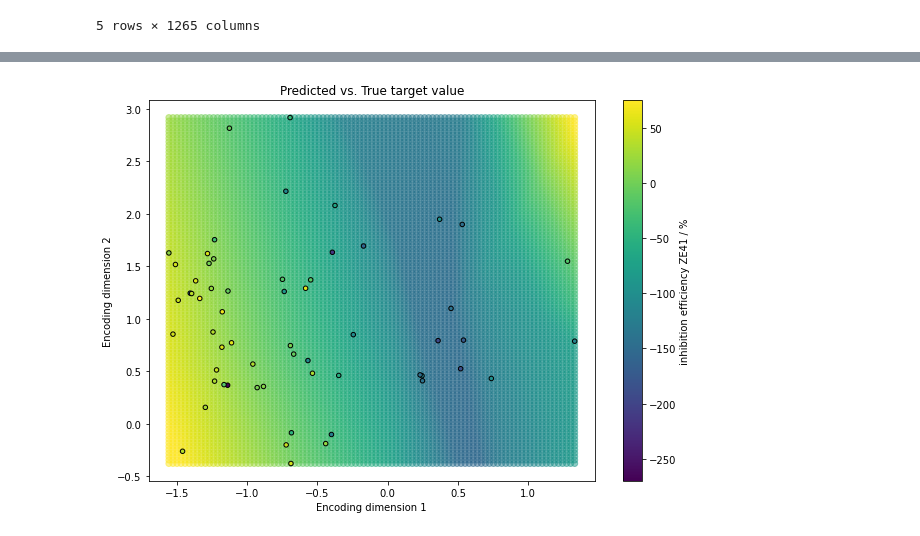
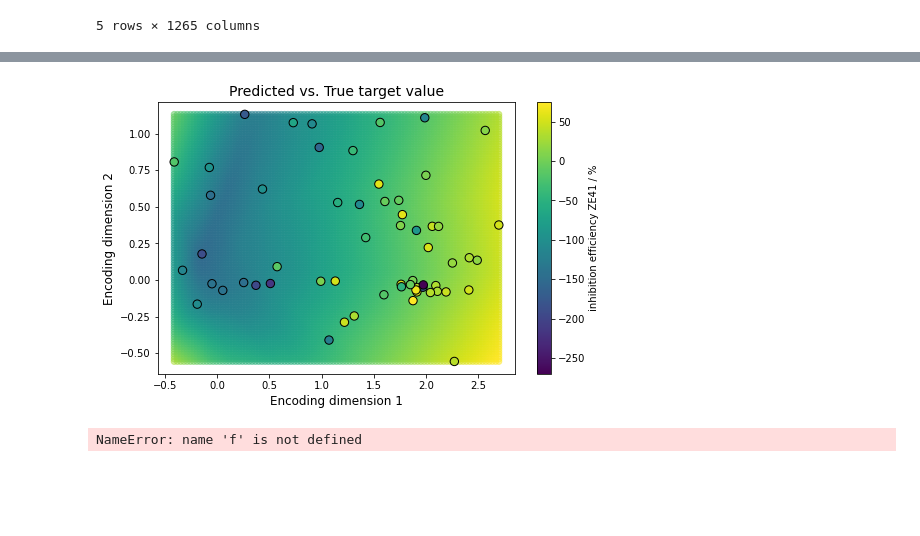
Before and after one commit to ElisabethJS/mg_corrosion, a Jupyter notebook: Code/Autoencoder.ipynb, the cells around one changed output, grey strips where cells are left out. Saved outputs shown, nothing was run; the diff lists cells and outputs as text; code cells hidden in the pictures; blank space fills up the shorter version.

```diff
--- a/Code/Autoencoder.ipynb
+++ b/Code/Autoencoder.ipynb
@@ -10,7 +11,7 @@ import matplotlib.pyplot as plt
 # %%
 random_state = 42
 tf.random.set_seed(random_state)
-n_features = 63
+n_features = 5
 # %%
 rfe_sel = ['P_VSA_MR_5', 'Mor22s', 'Mor04m', 'LUMO / eV', 'E1p', 'HOMO / eV', 'P_VSA_LogP_2', 'Mor29v', 'MATS5v',
            'Mor14s', 'Mor14u', 'CATS3D_02_AP', 'GATS5v', 'MATS5m', 'GATS2s', 'Mor32m', 'H3m', 'TDB04s', 'E2s', 'R5p+',
@@ -42,13 +43,17 @@ class Autoencoder(keras.models.Model):
         super(Autoencoder, self).__init__()
         self.latent_dim = latent_dim
         self.encoder = tf.keras.Sequential([
-            #keras.layers.Dense(150, activation='linear'),
+            #keras.layers.Dense(100, activation='linear'),
             #keras.layers.LeakyReLU(),
+            keras.layers.Dense(10, activation='linear'),
+            keras.layers.LeakyReLU(),
             keras.layers.Dense(latent_dim, activation='linear'),
             keras.layers.LeakyReLU(),
         ])
         self.decoder = tf.keras.Sequential([
-            #keras.layers.Dense(150, activation='linear'),
+            keras.layers.Dense(10, activation='linear'),
+            keras.layers.LeakyReLU(),
+            #keras.layers.Dense(100, activation='linear'),
             #keras.layers.LeakyReLU(),
             keras.layers.Dense(len(X_train.columns), activation='linear')
         ])
@@ -187,13 +200,19 @@ grid_dec = autoencoder.decoder(positions)
 grid_pred = model.predict(grid_dec)
 grid_pred = scaley.inverse_transform(grid_pred)
 # %%
-fig, ax = plt.subplots(figsize=(10,7))
+fig, ax = plt.subplots(figsize=(8,5))
 p1 = ax.scatter(xv.ravel(), yv.ravel(), c=grid_pred, alpha=0.5, vmin=-270, vmax=75)
 data.plot.scatter(x='enc_dim_1', y='enc_dim_2', c = 'inhibition efficiency ZE41 / %', ax=ax,
-                  colormap='viridis', edgecolors='black')
-ax.set_title('Predicted vs. True target value')
-ax.set_xlabel('Encoding dimension 1')
-ax.set_ylabel('Encoding dimension 2')
+                  colormap='viridis', edgecolors='black', s=70)
+ax.set_title('Predicted vs. True target value', fontsize=14)
+ax.set_xlabel('Encoding dimension 1', fontsize=12)
+ax.set_ylabel('Encoding dimension 2', fontsize=12)
+#cax = plt.gcf().get_axes()[1]
+#cax.set_label('Inhibition efficiency', size=12)
 plt.show()
 # %% [output]
-[figure, old version]
+[figure, new version]
+# %%
+f.get_axes()
+# %% [output]
+NameError: name 'f' is not defined
```
Also changed, not shown: parts of 9 cells of this notebook, 4 other files.
